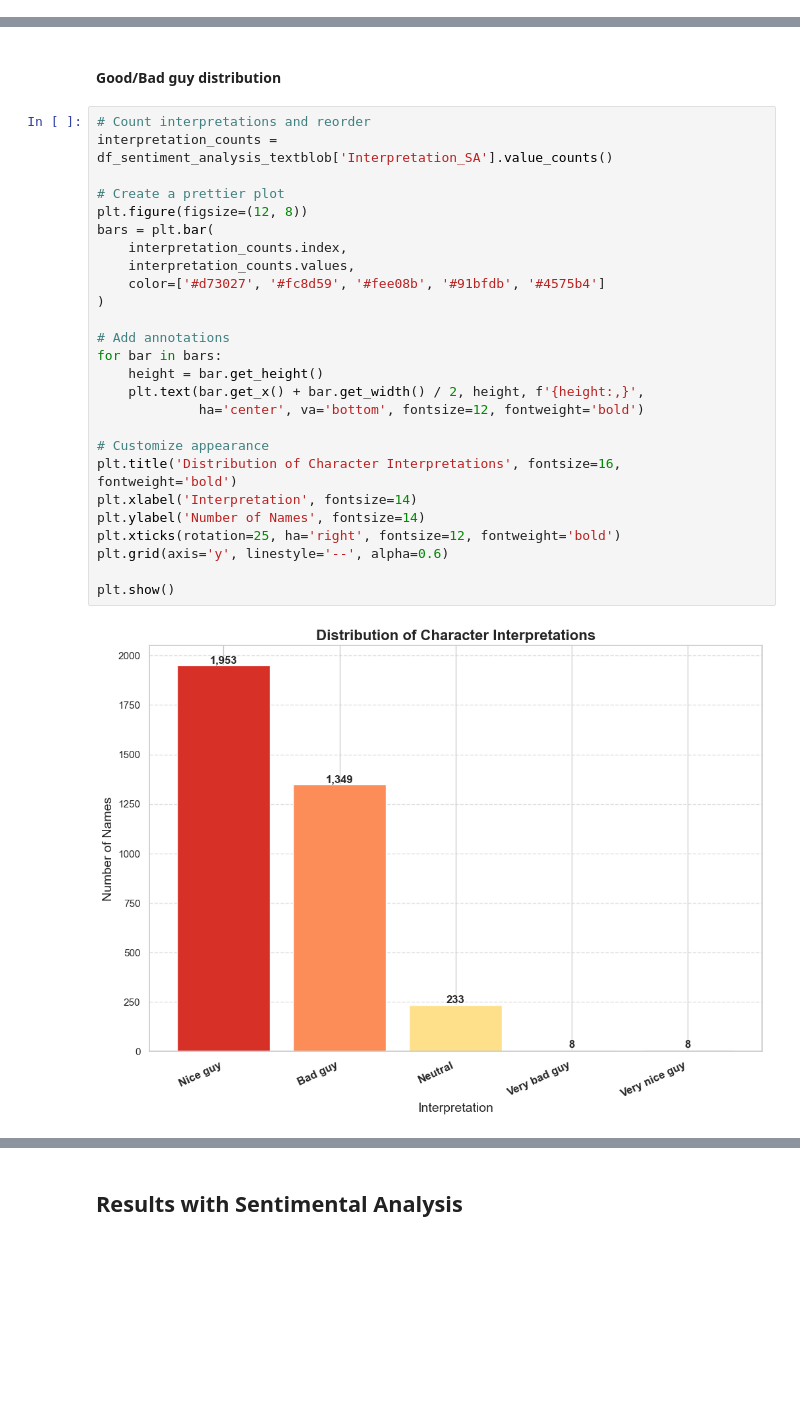
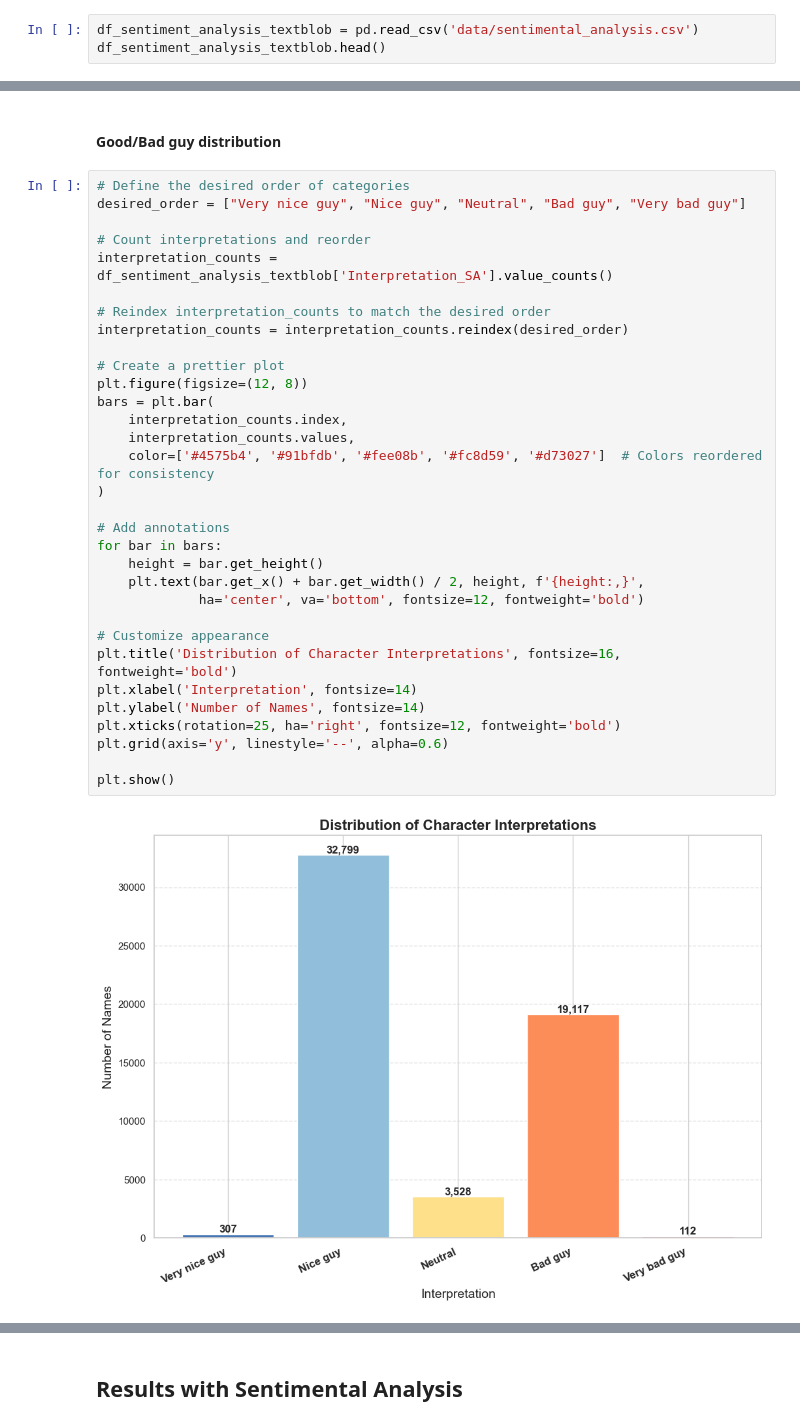
Before and after one commit to epfl-ada/ada-2024-project-adadasurmonbidet2024, a Jupyter notebook: results.ipynb, the cells around one changed output, grey strips where cells are left out. Drawn from its saved outputs; the diff is of its cells as text; blank space fills up the shorter version.

Commit message:
Sentimental Analysis debut d'analyse (Pas encore d'annalyse lexicale)

```diff
--- a/results.ipynb
+++ b/results.ipynb
@@ -616,0 +538,3 @@ KeyboardInterrupt:
+# %%
+df_sentiment_analysis_textblob = pd.read_csv('data/sentimental_analysis.csv')
+df_sentiment_analysis_textblob.head()
@@ -696,30 +627,36 @@ df_sentiment_analysis_textblob.head()
 # %% [markdown]
 #### Good/Bad guy distribution
 # %%
+# Define the desired order of categories
+desired_order = ["Very nice guy", "Nice guy", "Neutral", "Bad guy", "Very bad guy"]
+
 # Count interpretations and reorder
 interpretation_counts = df_sentiment_analysis_textblob['Interpretation_SA'].value_counts()
+
+# Reindex interpretation_counts to match the desired order
+interpretation_counts = interpretation_counts.reindex(desired_order)
 
 # Create a prettier plot
 plt.figure(figsize=(12, 8))
 bars = plt.bar(
     interpretation_counts.index,
     interpretation_counts.values,
-    color=['#d73027', '#fc8d59', '#fee08b', '#91bfdb', '#4575b4']
+    color=['#4575b4', '#91bfdb', '#fee08b', '#fc8d59', '#d73027']  # Colors reordered for consistency
 )
 
 # Add annotations
 for bar in bars:
     height = bar.get_height()
     plt.text(bar.get_x() + bar.get_width() / 2, height, f'{height:,}',
              ha='center', va='bottom', fontsize=12, fontweight='bold')
 
 # Customize appearance
 plt.title('Distribution of Character Interpretations', fontsize=16, fontweight='bold')
 plt.xlabel('Interpretation', fontsize=14)
 plt.ylabel('Number of Names', fontsize=14)
 plt.xticks(rotation=25, ha='right', fontsize=12, fontweight='bold')
 plt.grid(axis='y', linestyle='--', alpha=0.6)
 
 plt.show()
 # %% [output]
-[figure, old version]
+[figure, new version]
```
Also changed, not shown: parts of 24 cells of this notebook, 2 other files.
